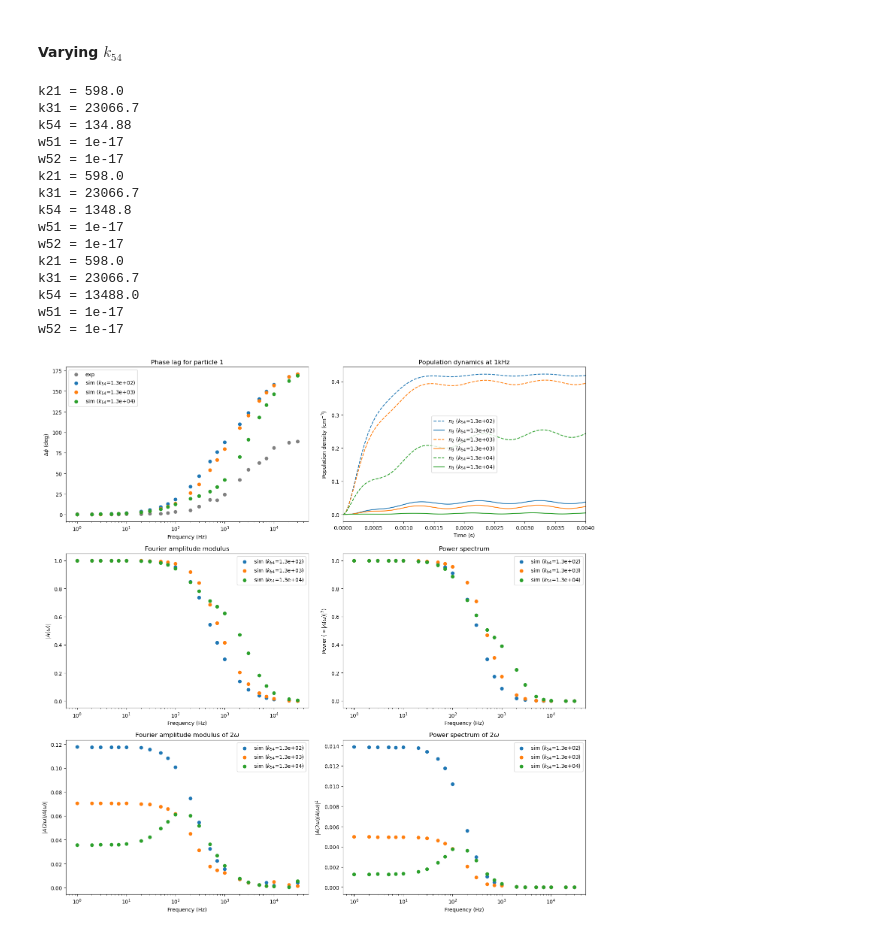
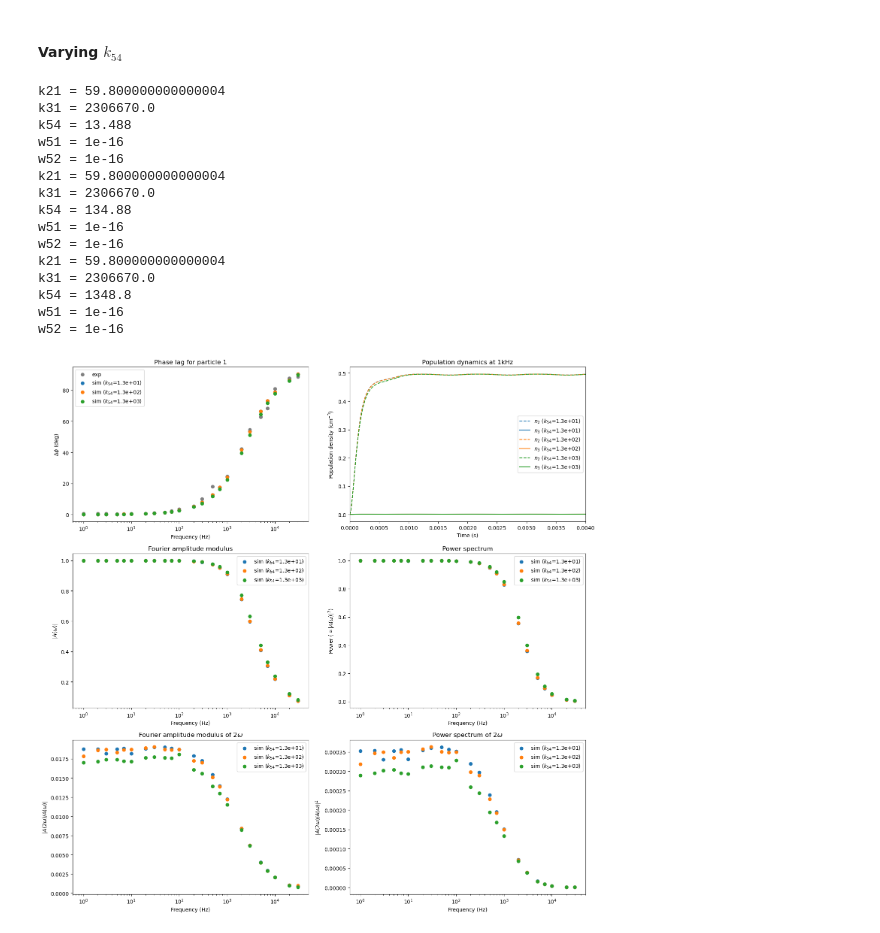
Before and after one commit to habakukc22/ode-system, a Jupyter notebook: model-parameters-test.ipynb, the cells around one changed output. Cells and saved outputs as stored; diff of their text form; code cells hidden in the pictures.

```diff
--- a/model-parameters-test.ipynb
+++ b/model-parameters-test.ipynb
@@ -656,12 +666,12 @@ w52 = 1.0000000000000001e-16
 # %% [markdown]
 #### Varying $k_{21}$
 # %%
-k21 = 598.0
-k31 = 23066.7
-k54 = 1348.8
-sigma = 1.75e-20
-ww51 = 1.0e-17
-ww52 = 1.0e-17
+k21 = k21_initial
+k31 = k31_initial
+k54 = k54_initial
+sigma = sigma_initial
+ww51 = ww51_initial
+ww52 = ww52_initial
 
 params_k21 = [[ww51, ww52, k21*10**(i-1), k31, k54] for i in range(3)] #Varia de 0.5, 1.0, 1.5
 
@@ -850,12 +860,12 @@ w52 = 1e-17
 # %% [markdown]
 #### Varying $k_{31}$
 # %%
-k21 = 598.0
-k31 = 23066.7
-k54 = 1348.8
-sigma = 1.75e-20
-ww51 = 1.0e-17
-ww52 = 1.0e-17
+k21 = k21_initial
+k31 = k31_initial
+k54 = k54_initial
+sigma = sigma_initial
+ww51 = ww51_initial
+ww52 = ww52_initial
 
 params_k31 = [[ww51, ww52, k21, k31*10**(i-1), k54] for i in range(3)] #Varia de 0.5, 1.0, 1.5
 
@@ -1045,12 +1055,12 @@ w52 = 1e-17
 # %% [markdown]
 #### Varying $k_{54}$
 # %%
-k21 = 598.0
-k31 = 23066.7
-k54 = 1348.8
-sigma = 1.75e-20
-ww51 = 1.0e-17
-ww52 = 1.0e-17
+k21 = k21_initial
+k31 = k31_initial
+k54 = k54_initial
+sigma = sigma_initial
+ww51 = ww51_initial
+ww52 = ww52_initial
 
 params_k54 = [[ww51, ww52, k21, k31, k54*10**(i-1)] for i in range(3)] #Varia de 0.5, 1.0, 1.5
 
@@ -1194,44 +1204,44 @@ for ts_1k, n3_1k, k54_val in dados_1kHz:
     N = len(ts_estacionario)
     dt = ts_estacionario[1] - ts_estacionario[0]
 
     yf = fft(n3_estacionario)
     xf = fftfreq(N, dt)
 
     # Filtro para pegar apenas frequências positivas (remove a componente DC em 0 Hz)
     idx_pos = xf > 0
     xf_pos = xf[idx_pos]
     power = np.abs(yf[idx_pos])**2
 
     axs2[1].plot(xf_pos, power/power.max(), label=f"$k_{{54}}$={k54_val:.1e}")
 
 axs2[0].set_title("(a) Number of counts in the time domain (Steady state)")
 axs2[0].set_xlabel("Time (s)")
 axs2[0].set_ylabel("Population density $n_3$ (cm$^{-3}$)")
 axs2[0].legend(loc="upper right")
 
 axs2[1].set_title("(b) Signal power representation in the frequency domain")
 axs2[1].set_xlabel("Frequency (Hz)")
 axs2[1].set_ylabel("Power")
 axs2[1].set_xlim([0, 10000]) # Foca nos harmônicos até 10kHz conforme sua imagem de referência
 axs2[1].legend(loc="upper right")
 fig2.tight_layout()
 
 # O plt.show() agora vai renderizar ambas as janelas (fig e fig2)
 plt.show()
 # %% [output]
-k21 = 598.0
-k31 = 23066.7
+k21 = 59.800000000000004
+k31 = 2306670.0
+k54 = 13.488
+w51 = 1e-16
+w52 = 1e-16
+k21 = 59.800000000000004
+k31 = 2306670.0
 k54 = 134.88
-w51 = 1e-17
-w52 = 1e-17
-k21 = 598.0
-k31 = 23066.7
+w51 = 1e-16
+w52 = 1e-16
+k21 = 59.800000000000004
+k31 = 2306670.0
 k54 = 1348.8
-w51 = 1e-17
-w52 = 1e-17
-k21 = 598.0
-k31 = 23066.7
-k54 = 13488.0
-w51 = 1e-17
-w52 = 1e-17
+w51 = 1e-16
+w52 = 1e-16
-[figure, old version]
+[figure, new version]
```
Also changed, not shown: parts of 6 cells of this notebook.
